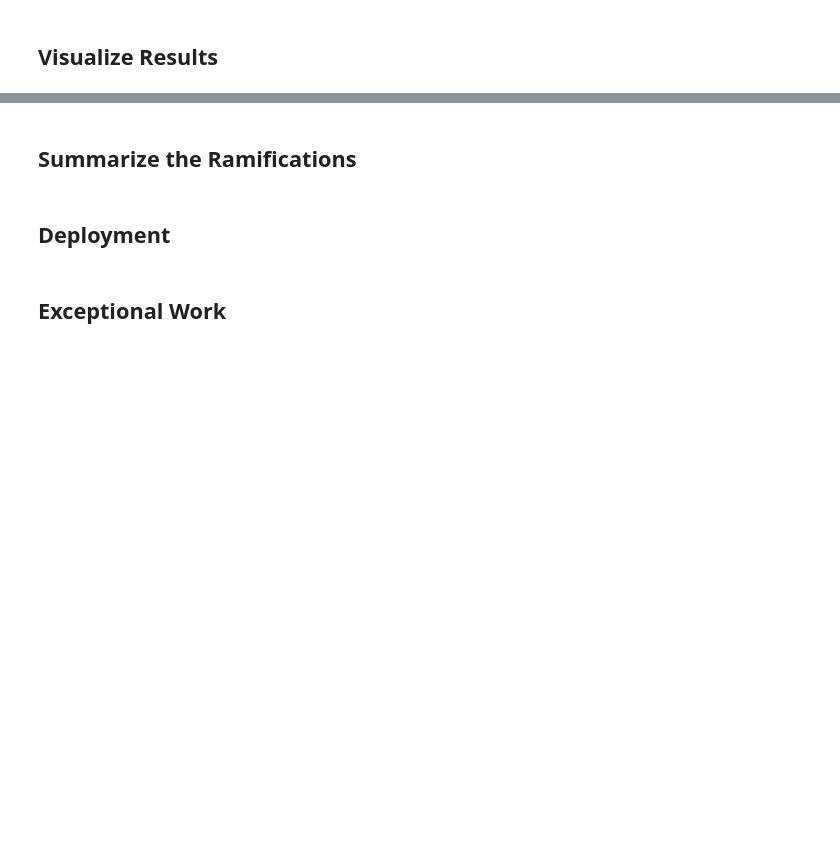
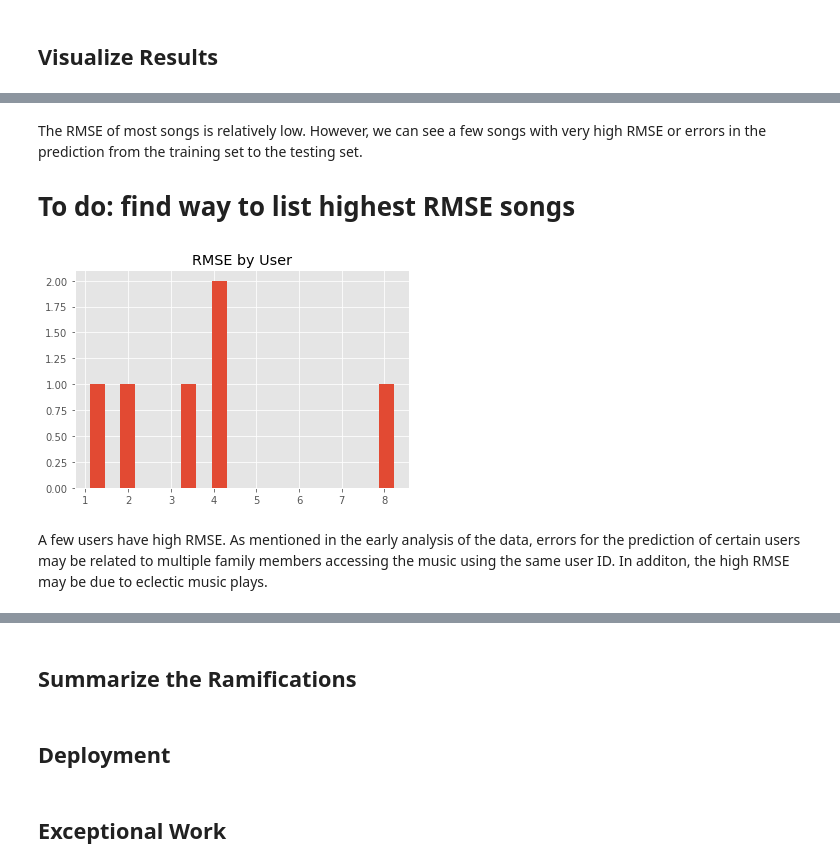
Before and after one commit to kjprice/SMU-data-mining, a Jupyter notebook: python_notebooks/Project 3.ipynb, the cells around one changed output, grey strips where cells are left out. Saved outputs shown, nothing was run; the diff lists cells and outputs as text; code cells hidden in the pictures; blank space fills up the shorter version.

```diff
--- a/python_notebooks/Project 3.ipynb
+++ b/python_notebooks/Project 3.ipynb
@@ -354,0 +575,20 @@ Gathering per-item and per-user statistics.
+# %% [markdown]
+The RMSE of most songs is relatively low.   However, we can see a few songs with very high RMSE or errors in the prediction from the training set to the testing set.
+
+# To do:  find way to list highest RMSE songs
+# %%
+from matplotlib import pyplot as plt
+%matplotlib inline
+plt.style.use('ggplot')
+
+rmsevals = rmse_results['rmse_by_user']['rmse']
+rmsevals = rmsevals[rmse_results['rmse_by_user']['count']>10]
+
+
+plt.hist(rmsevals, bins=20)
+plt.title('RMSE by User')
+plt.show()
+# %% [output]
+[figure, added]
+# %% [markdown]
+A few users have high RMSE.   As mentioned in the early analysis of the data, errors for the prediction of certain users may be related to multiple family members accessing the music using the same user ID.  In additon, the high RMSE may be due to eclectic music plays.
```
Also changed, not shown: parts of 47 cells of this notebook.
